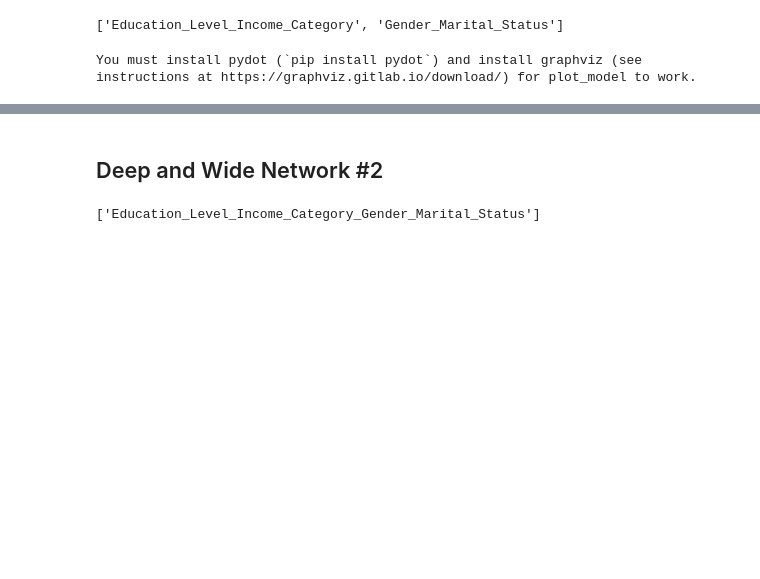
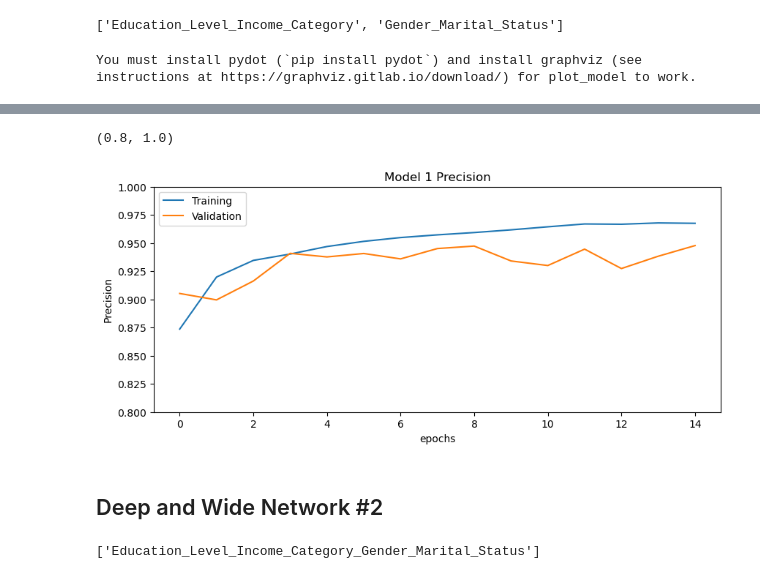
Before and after one commit to bennyandthejetss/ML_lab5, a Jupyter notebook: Lab5.ipynb, the cells around one changed output, grey strips where cells are left out. Saved outputs shown, nothing was run; the diff lists cells and outputs as text; code cells hidden in the pictures; blank space fills up the shorter version.

```diff
--- a/Lab5.ipynb
+++ b/Lab5.ipynb
@@ -335,3 +339,17 @@ plt.ylim([0,0.25])
+# %%
+%matplotlib inline
+
+plt.figure(figsize=(10,4))
+plt.title("Model 1 Precision")
+plt.plot(history.history['precision'])
+plt.plot(history.history['val_precision'])
+plt.legend(['Training','Validation'])
+plt.ylabel('Precision')
+plt.xlabel('epochs')
+plt.ylim([0.8,1])
+# %% [output]
+(0.8, 1.0)
+[figure, added]
 # %% [markdown]
 ## Deep and Wide Network #2
 # %%
```
Also changed, not shown: parts of 26 cells of this notebook.
